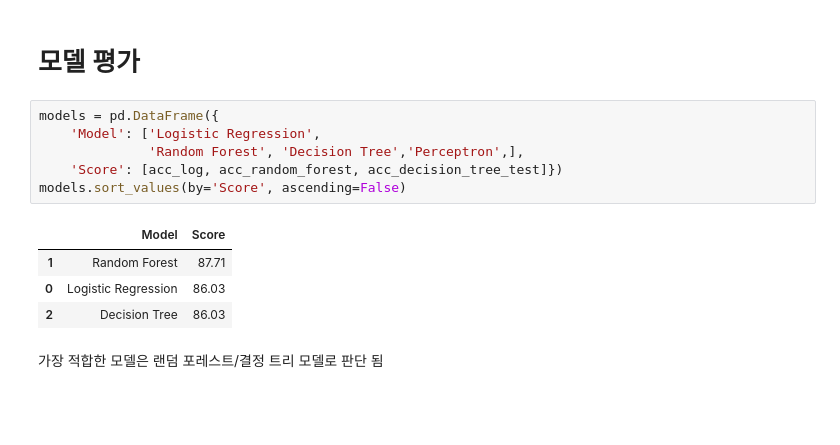
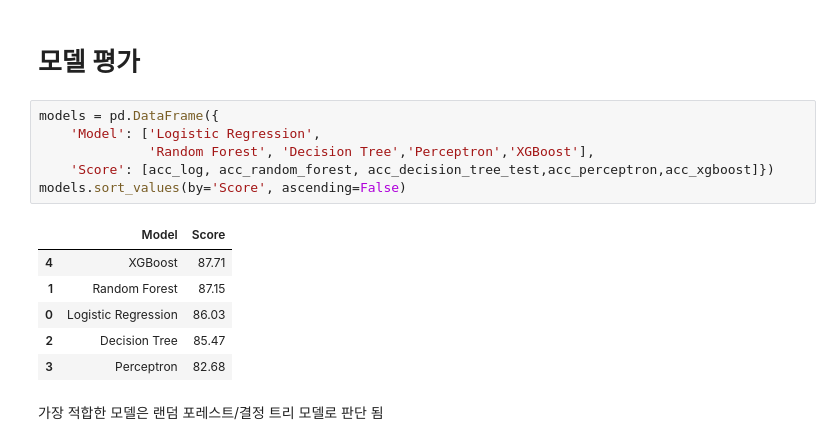
Before and after one commit to grey0720/titanic, a Jupyter notebook: Titanic_Solution_submit-Copy1.ipynb, the cells around one changed output. Saved outputs shown, nothing was run; the diff lists cells and outputs as text; blank space fills up the shorter version.

```diff
--- a/Titanic_Solution_submit-Copy1.ipynb
+++ b/Titanic_Solution_submit-Copy1.ipynb
@@ -579,14 +589,16 @@ acc_xgboost
 # %%
 models = pd.DataFrame({
     'Model': ['Logistic Regression',
-              'Random Forest', 'Decision Tree','Perceptron',],
-    'Score': [acc_log, acc_random_forest, acc_decision_tree_test]})
+              'Random Forest', 'Decision Tree','Perceptron','XGBoost'],
+    'Score': [acc_log, acc_random_forest, acc_decision_tree_test,acc_perceptron,acc_xgboost]})
 models.sort_values(by='Score', ascending=False)
 # %% [output]
 |  | Model | Score |
-| 1 | Random Forest | 87.71 |
+| 4 | XGBoost | 87.71 |
+| 1 | Random Forest | 87.15 |
 | 0 | Logistic Regression | 86.03 |
-| 2 | Decision Tree | 86.03 |
+| 2 | Decision Tree | 85.47 |
+| 3 | Perceptron | 82.68 |
 # %% [markdown]
 가장 적합한 모델은 랜덤 포레스트/결정 트리 모델로 판단 됨
 # %%
```
Also changed, not shown: parts of 25 cells of this notebook.
